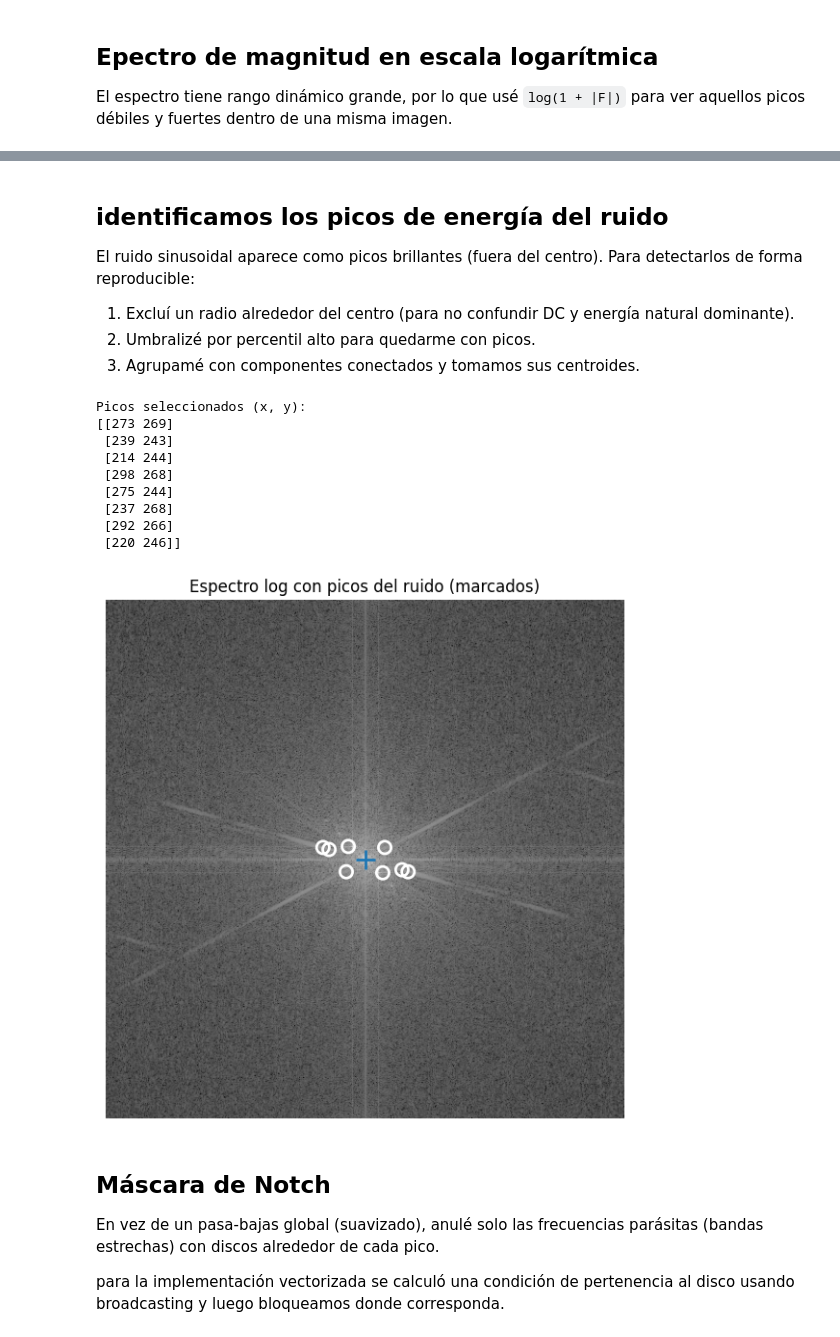
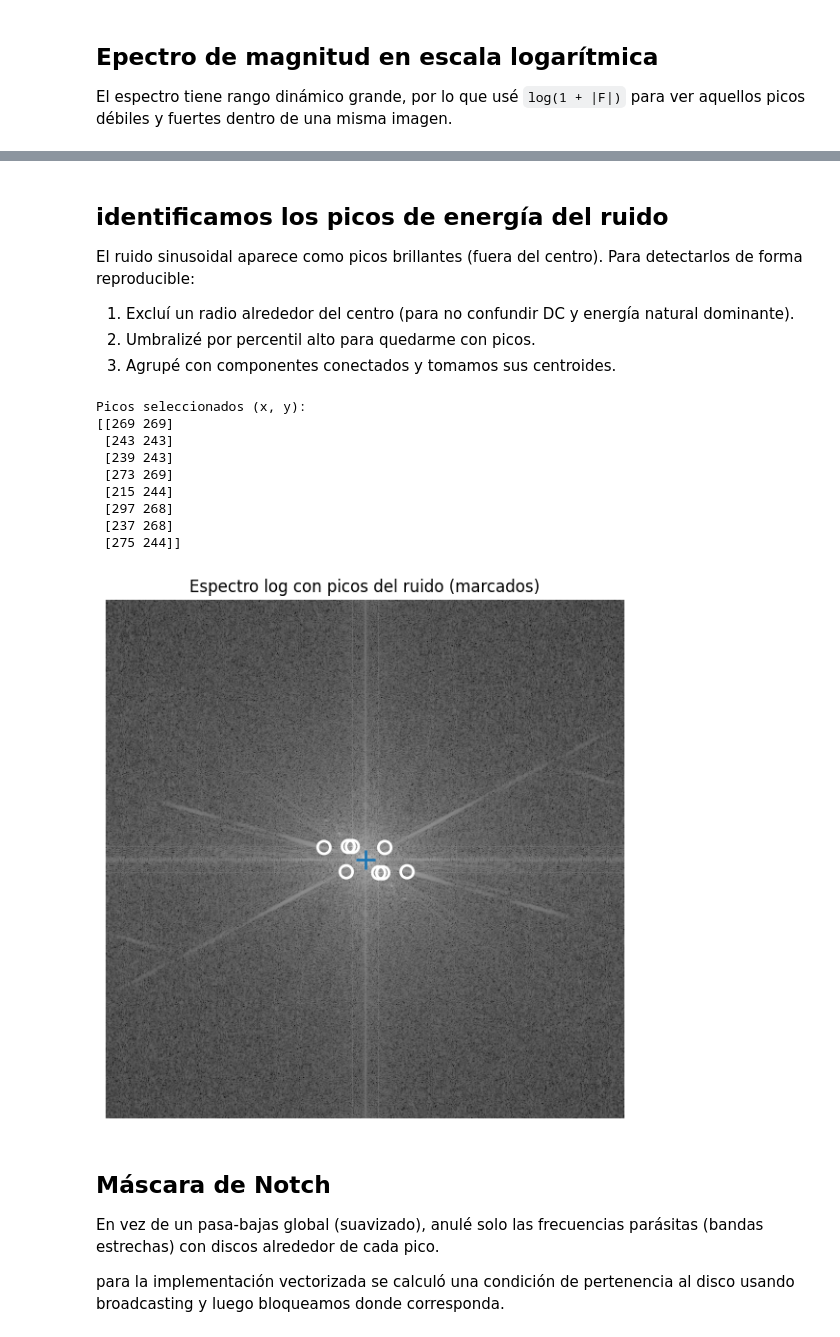
Before and after one commit to SergioAle210/Computer-Vision-LAB2, a Jupyter notebook: task1.ipynb, the cells around one changed output, grey strips where cells are left out. Saved outputs shown, nothing was run; the diff lists cells and outputs as text; code cells hidden in the pictures.

```diff
--- a/task1.ipynb
+++ b/task1.ipynb
@@ -76,11 +76,11 @@ El ruido sinusoidal aparece como picos brillantes (fuera del centro). Para detec
 
 1) Excluí un radio alrededor del centro (para no confundir DC y energía natural dominante).
 2) Umbralizé por percentil alto para quedarme con picos.
-3) Agrupamé con componentes conectados y tomamos sus centroides.
+3) Agrupé con componentes conectados y tomamos sus centroides.
 # %%
-exclude_radius = 20    # radio que se excluye alrededor de DC
+exclude_radius = 12    # radio que se excluye alrededor de DC
 percentile = 99.8      # percentil alto para capturar picos brillantes
-top_k = 10             # máximo de picos a conservar
+top_k = 20             # máximo de picos a conservar
 morph_ksize = 3        # limpieza morfológica
 
 # Máscara para excluir el centro
@@ -107,44 +107,44 @@ nlabels, labels, stats, centroids = cv2.connectedComponentsWithStats(binary_clea
 centroids = centroids[1:]
 
 if centroids.size == 0:
-    print("⚠️ No se detectaron picos con los parámetros actuales.")
+    print("No se detectaron picos con los parámetros actuales.")
     peak_xy = np.empty((0, 2), dtype=np.int32)
 else:
     # Convertir centroides a índices enteros válidos
     peak_xy = np.rint(centroids).astype(np.int32)
     peak_xy[:, 0] = np.clip(peak_xy[:, 0], 0, cols - 1)
     peak_xy[:, 1] = np.clip(peak_xy[:, 1], 0, rows - 1)
 
     # Intensidad en el espectro log para ordenar
     intens = mag_log[peak_xy[:, 1], peak_xy[:, 0]]
 
     # Ordenar por intensidad descendente y recortar top_k
     order = np.argsort(intens)[::-1]
     peak_xy = peak_xy[order][:top_k]
 
 print("Picos seleccionados (x, y):")
 print(peak_xy)
 
 # Visualización con picos marcados
 plt.figure(figsize=(7, 7))
 plt.title("Espectro log con picos del ruido (marcados)")
 plt.imshow(mag_log)
 if peak_xy.size:
     plt.scatter(peak_xy[:, 0], peak_xy[:, 1], s=90, facecolors="none", edgecolors="white", linewidths=2)
 plt.scatter([cx], [cy], marker="+", s=200, linewidths=2)
 plt.axis("off")
 plt.show()
 # %% [output]
 Picos seleccionados (x, y):
-[[273 269]
+[[269 269]
+ [243 243]
  [239 243]
- [214 244]
- [298 268]
- [275 244]
+ [273 269]
+ [215 244]
+ [297 268]
  [237 268]
- [292 266]
- [220 246]]
+ [275 244]]
-[figure, old version]
+[figure, new version]
 # %% [markdown]
 ## Máscara de Notch
 
```
Also changed, not shown: parts of 3 cells of this notebook.
